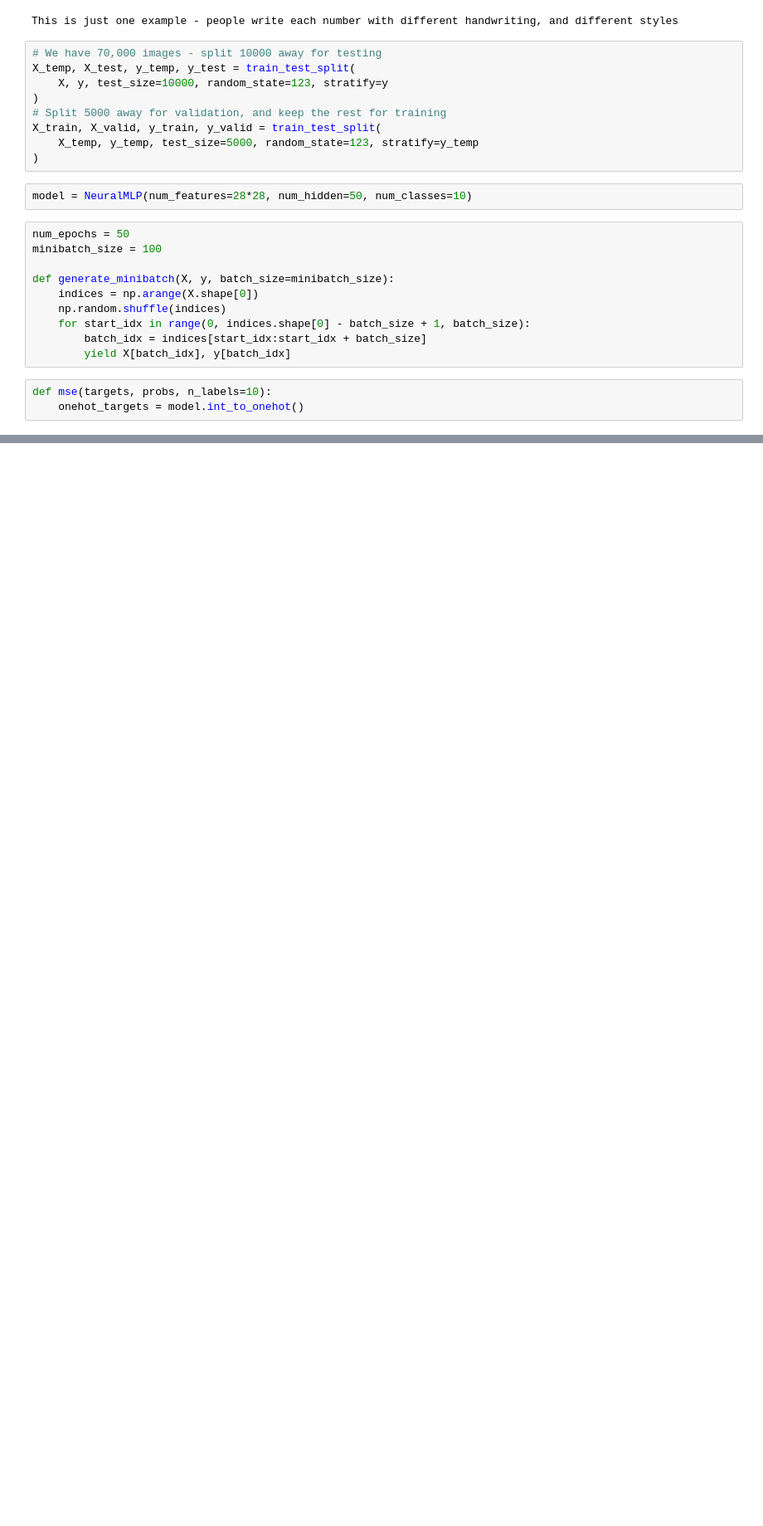
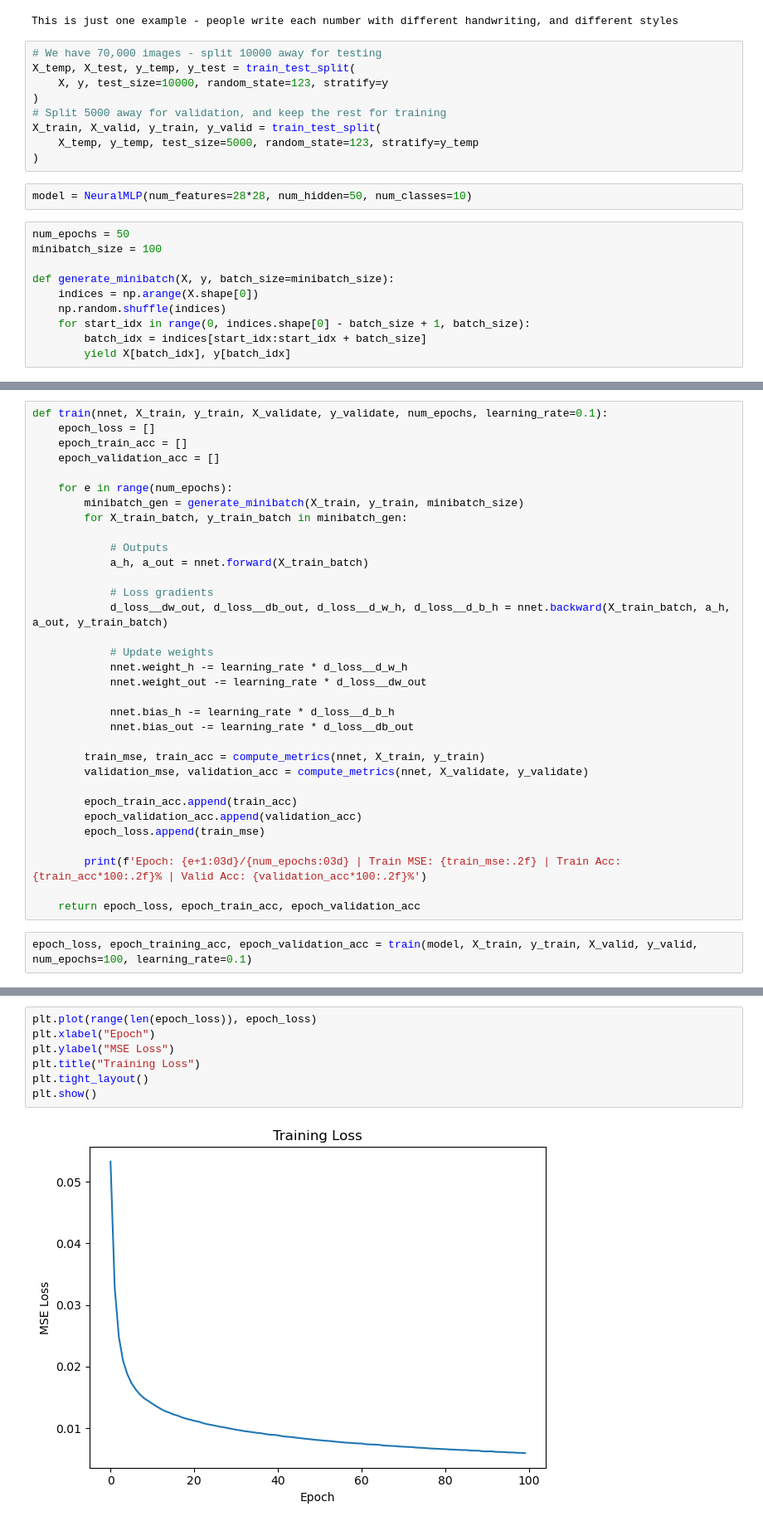
Before and after one commit to sadityag/Machine_Learning_Sebastian_Raschka, a Jupyter notebook: Neural_Networks/MLP/MNIST_MLP.ipynb, the cells around one changed output, grey strips where cells are left out. Shown at 83% size. Cells and saved outputs as stored; diff of their text form; blank space fills up the shorter version.

```diff
--- a/Neural_Networks/MLP/MNIST_MLP.ipynb
+++ b/Neural_Networks/MLP/MNIST_MLP.ipynb
@@ -57,6 +57,3 @@ def generate_minibatch(X, y, batch_size=minibatch_size):
     for start_idx in range(0, indices.shape[0] - batch_size + 1, batch_size):
         batch_idx = indices[start_idx:start_idx + batch_size]
         yield X[batch_idx], y[batch_idx]
-# %%
-def mse(targets, probs, n_labels=10):
-    onehot_targets = model.int_to_onehot()
@@ -62,0 +82,35 @@ def mse(targets, probs, n_labels=10):
+# %%
+def train(nnet, X_train, y_train, X_validate, y_validate, num_epochs, learning_rate=0.1):
+    epoch_loss = []
+    epoch_train_acc = []
+    epoch_validation_acc = []
+
+    for e in range(num_epochs):
+        minibatch_gen = generate_minibatch(X_train, y_train, minibatch_size)
+        for X_train_batch, y_train_batch in minibatch_gen:
+
+            # Outputs
+            a_h, a_out = nnet.forward(X_train_batch)
+
+            # Loss gradients
+            d_loss__dw_out, d_loss__db_out, d_loss__d_w_h, d_loss__d_b_h = nnet.backward(X_train_batch, a_h, a_out, y_train_batch)
+
+            # Update weights
+            nnet.weight_h -= learning_rate * d_loss__d_w_h
+            nnet.weight_out -= learning_rate * d_loss__dw_out
+
+            nnet.bias_h -= learning_rate * d_loss__d_b_h
+            nnet.bias_out -= learning_rate * d_loss__db_out
+
+        train_mse, train_acc = compute_metrics(nnet, X_train, y_train)
+        validation_mse, validation_acc = compute_metrics(nnet, X_validate, y_validate)
+
+        epoch_train_acc.append(train_acc)
+        epoch_validation_acc.append(validation_acc)
+        epoch_loss.append(train_mse)
+
+        print(f'Epoch: {e+1:03d}/{num_epochs:03d} | Train MSE: {train_mse:.2f} | Train Acc: {train_acc*100:.2f}% | Valid Acc: {validation_acc*100:.2f}%')
+
+    return epoch_loss, epoch_train_acc, epoch_validation_acc
+# %%
+epoch_loss, epoch_training_acc, epoch_validation_acc = train(model, X_train, y_train, X_valid, y_valid, num_epochs=100, learning_rate=0.1)
@@ -62,0 +135,9 @@ def mse(targets, probs, n_labels=10):
+# %%
+plt.plot(range(len(epoch_loss)), epoch_loss)
+plt.xlabel("Epoch")
+plt.ylabel("MSE Loss")
+plt.title("Training Loss")
+plt.tight_layout()
+plt.show()
+# %% [output]
+[figure, added]
```
Also changed, not shown: parts of 6 cells of this notebook, 2 other files.
